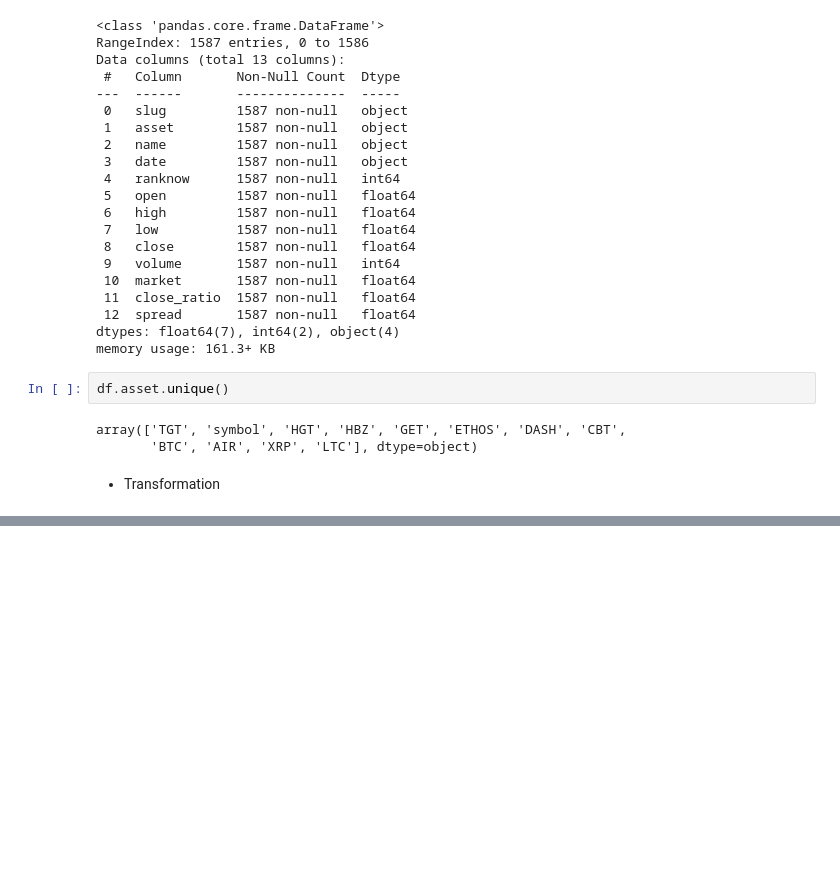
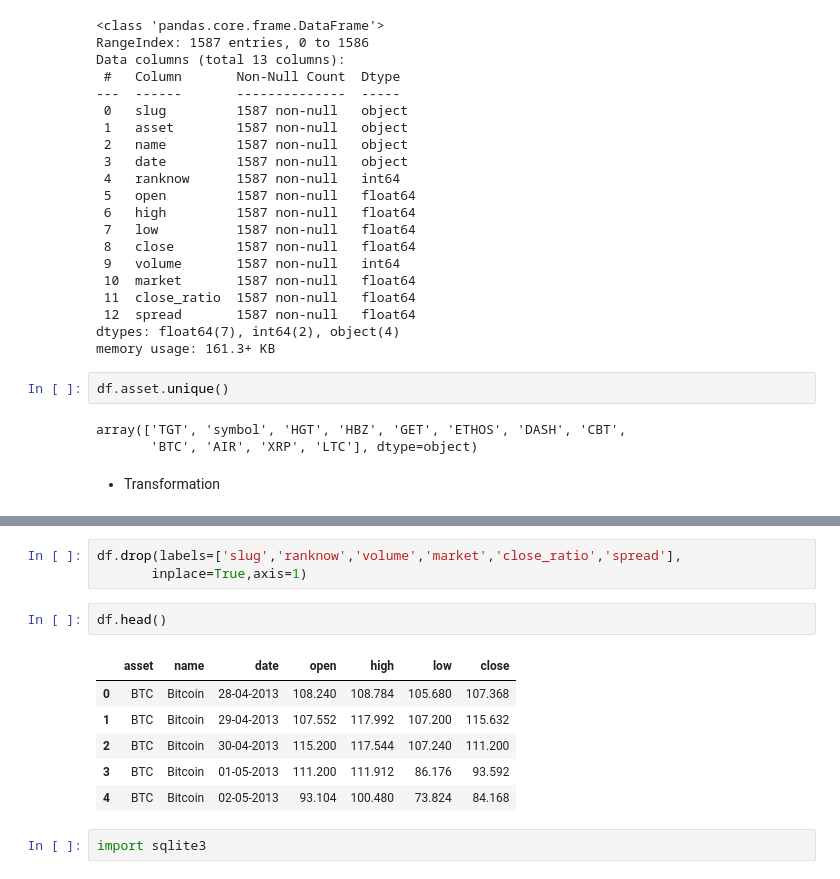
Before and after one commit to Njaramba-Riri/ETL, a Jupyter notebook: Untitled.ipynb, the cells around one changed output, grey strips where cells are left out. Saved outputs shown, nothing was run; the diff lists cells and outputs as text; blank space fills up the shorter version.

```diff
--- a/Untitled.ipynb
+++ b/Untitled.ipynb
@@ -96,0 +95,14 @@ df.head()
+# %%
+df.drop(labels=['slug','ranknow','volume','market','close_ratio','spread'],
+       inplace=True,axis=1)
+# %%
+df.head()
+# %% [output]
+|  | asset | name | date | open | high | low | close |
+| 0 | BTC | Bitcoin | 28-04-2013 | 108.240 | 108.784 | 105.680 | 107.368 |
+| 1 | BTC | Bitcoin | 29-04-2013 | 107.552 | 117.992 | 107.200 | 115.632 |
+| 2 | BTC | Bitcoin | 30-04-2013 | 115.200 | 117.544 | 107.240 | 111.200 |
+| 3 | BTC | Bitcoin | 01-05-2013 | 111.200 | 111.912 | 86.176 | 93.592 |
+| 4 | BTC | Bitcoin | 02-05-2013 | 93.104 | 100.480 | 73.824 | 84.168 |
+# %%
+import sqlite3
```
Also changed, not shown: parts of 2 cells of this notebook, 1 other file.
